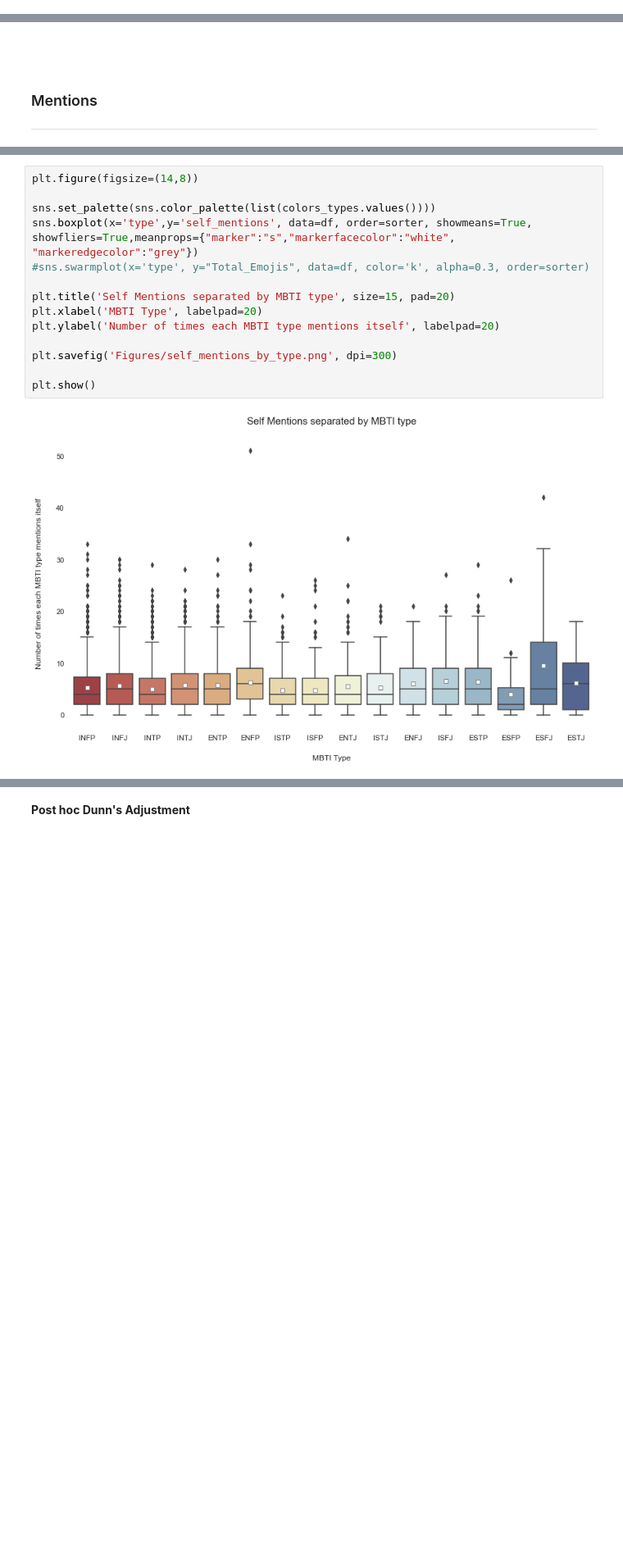
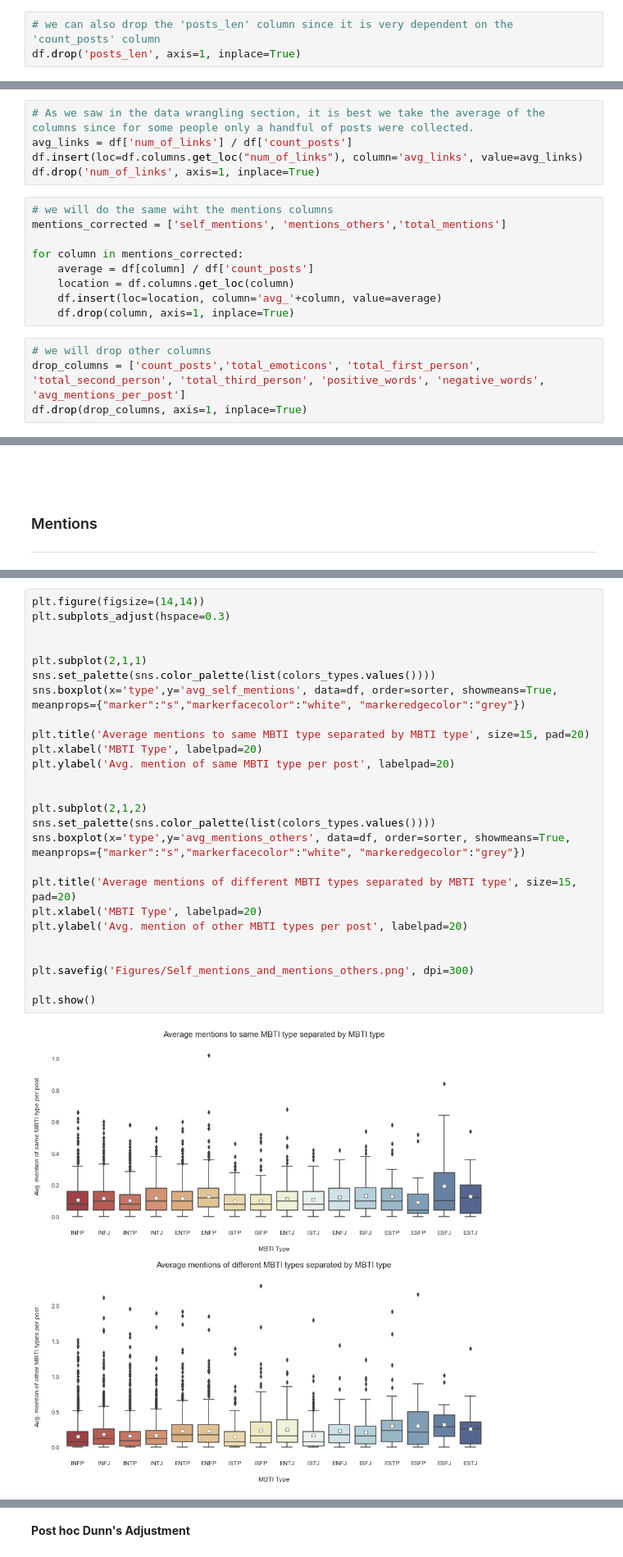
Before and after one commit to DSJourney/MBTI, a Jupyter notebook: notebooks/EDA/MBTI_EDA_Clean.ipynb, the cells around one changed output, grey strips where cells are left out. Shown at 82% size. Drawn from its saved outputs; the diff is of its cells as text; blank space fills up the shorter version.

```diff
--- a/notebooks/EDA/MBTI_EDA_Clean.ipynb
+++ b/notebooks/EDA/MBTI_EDA_Clean.ipynb
@@ -165,0 +173,3 @@ mbti_types = ['ENFJ', 'ENFP', 'ENTJ', 'ENTP', 'ESFJ', 'ESFP', 'ESTJ', 'ESTP', 'I
+# %%
+# we can also drop the 'posts_len' column since it is very dependent on the 'count_posts' column
+df.drop('posts_len', axis=1, inplace=True)
@@ -165,0 +178,18 @@ mbti_types = ['ENFJ', 'ENFP', 'ENTJ', 'ENTP', 'ESFJ', 'ESFP', 'ESTJ', 'ESTP', 'I
+# %%
+# As we saw in the data wrangling section, it is best we take the average of the columns since for some people only a handful of posts were collected.
+avg_links = df['num_of_links'] / df['count_posts']
+df.insert(loc=df.columns.get_loc("num_of_links"), column='avg_links', value=avg_links)
+df.drop('num_of_links', axis=1, inplace=True)
+# %%
+# we will do the same wiht the mentions columns
+mentions_corrected = ['self_mentions', 'mentions_others','total_mentions']
+
+for column in mentions_corrected:
+    average = df[column] / df['count_posts']
+    location = df.columns.get_loc(column)
+    df.insert(loc=location, column='avg_'+column, value=average)
+    df.drop(column, axis=1, inplace=True)
+# %%
+# we will drop other columns
+drop_columns = ['count_posts','total_emoticons', 'total_first_person', 'total_second_person', 'total_third_person', 'positive_words', 'negative_words', 'avg_mentions_per_post']
+df.drop(drop_columns, axis=1, inplace=True)
@@ -987,17 +999,29 @@ hedges.style.applymap(color_rgy, subset=pd.IndexSlice['hedges_g'])
 # %%
-plt.figure(figsize=(14,8))
+plt.figure(figsize=(14,14))
+plt.subplots_adjust(hspace=0.3)
 
+
+plt.subplot(2,1,1)
 sns.set_palette(sns.color_palette(list(colors_types.values())))
-sns.boxplot(x='type',y='self_mentions', data=df, order=sorter, showmeans=True, showfliers=True,meanprops={"marker":"s","markerfacecolor":"white", "markeredgecolor":"grey"})
-#sns.swarmplot(x='type', y="Total_Emojis", data=df, color='k', alpha=0.3, order=sorter)
+sns.boxplot(x='type',y='avg_self_mentions', data=df, order=sorter, showmeans=True, meanprops={"marker":"s","markerfacecolor":"white", "markeredgecolor":"grey"})
 
-plt.title('Self Mentions separated by MBTI type', size=15, pad=20)
+plt.title('Average mentions to same MBTI type separated by MBTI type', size=15, pad=20)
 plt.xlabel('MBTI Type', labelpad=20)
-plt.ylabel('Number of times each MBTI type mentions itself', labelpad=20)
+plt.ylabel('Avg. mention of same MBTI type per post', labelpad=20)
 
-plt.savefig('Figures/self_mentions_by_type.png', dpi=300)
+
+plt.subplot(2,1,2)
+sns.set_palette(sns.color_palette(list(colors_types.values())))
+sns.boxplot(x='type',y='avg_mentions_others', data=df, order=sorter, showmeans=True, meanprops={"marker":"s","markerfacecolor":"white", "markeredgecolor":"grey"})
+
+plt.title('Average mentions of different MBTI types separated by MBTI type', size=15, pad=20)
+plt.xlabel('MBTI Type', labelpad=20)
+plt.ylabel('Avg. mention of other MBTI types per post', labelpad=20)
+
+
+plt.savefig('Figures/Self_mentions_and_mentions_others.png', dpi=300)
 
 plt.show()
 # %% [output]
-[figure, old version]
+[figure, new version]
 # %%
```
Also changed, not shown: parts of 210 cells of this notebook, 17 other files.
